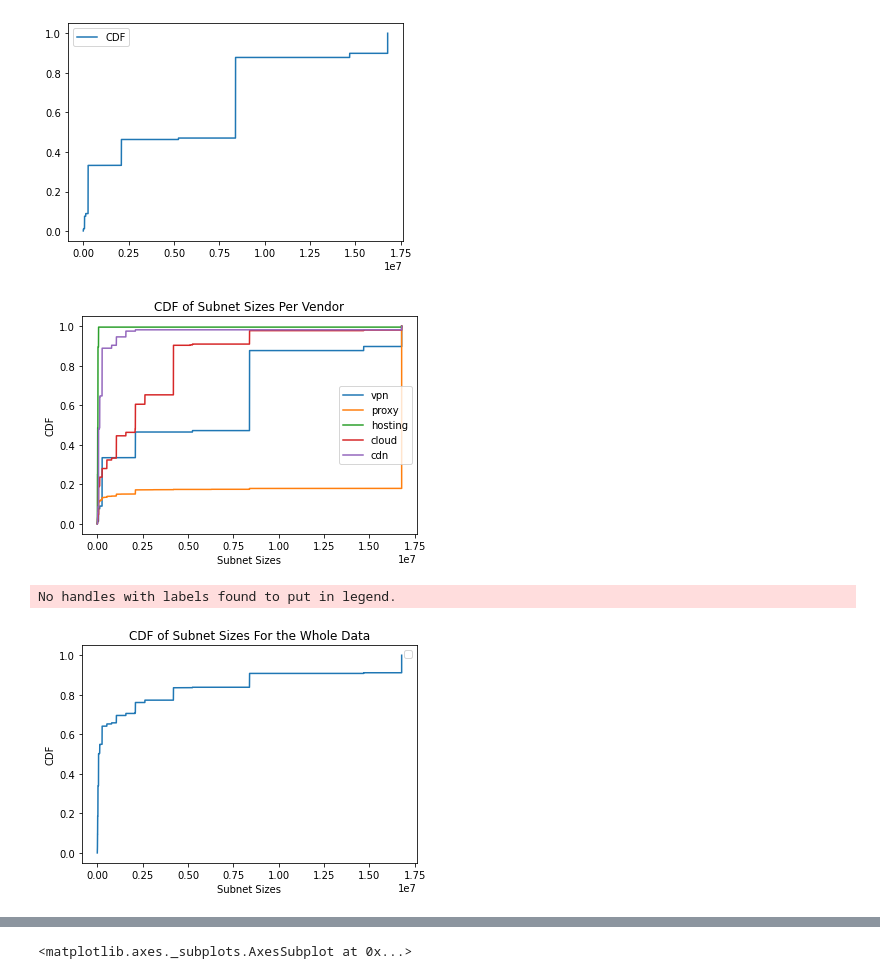
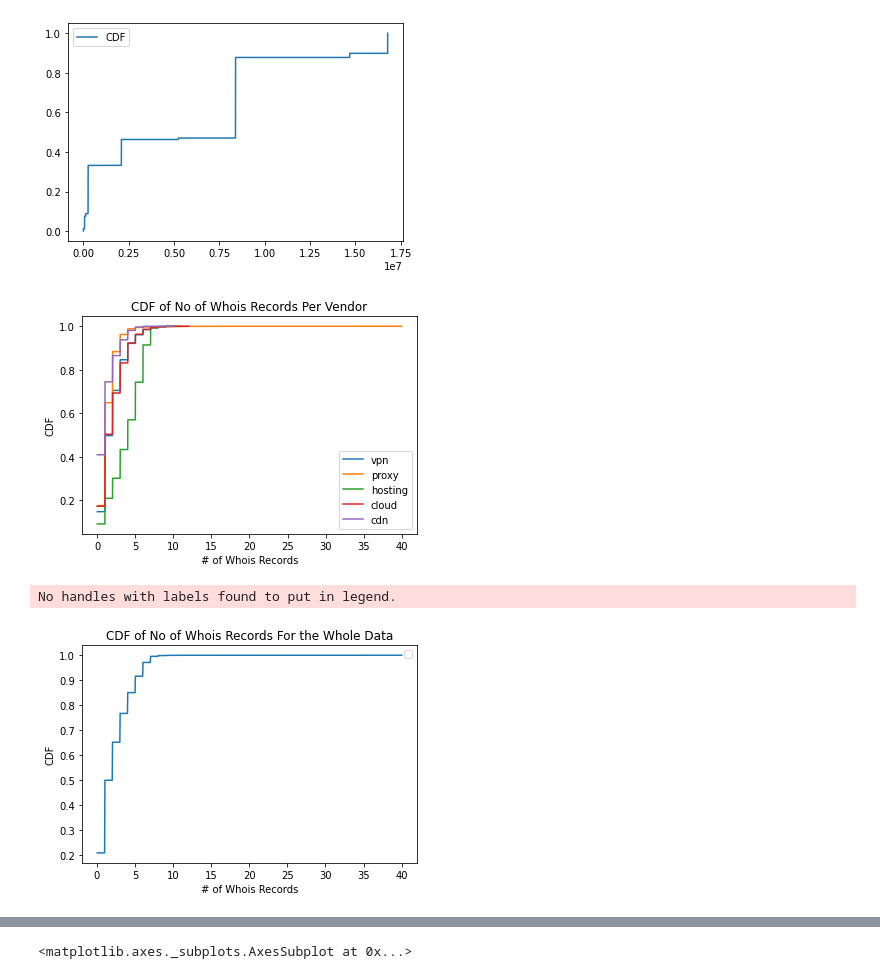
Before and after one commit to shnrndk/IP-Cat-Research, a Jupyter notebook: PDF_and_CDF_Create.ipynb, the cells around one changed output, grey strips where cells are left out. Drawn from its saved outputs; the diff is of its cells as text; code cells hidden in the pictures.

```diff
--- a/PDF_and_CDF_Create.ipynb
+++ b/PDF_and_CDF_Create.ipynb
@@ -191,5 +195,5 @@ df = df.drop(['data.http.result.response.headers.unknown.1.value.0'],axis=1)
 # %%
-df = df.dropna(subset=['CIDR'])
+df = df.dropna(subset=['No of Who is Records'])
 # %%
 df["Net Size"] = df["CIDR"].apply(getCIDRBlockLength)
 # %%
@@ -269,51 +273,51 @@ plt.legend()
 <matplotlib.legend.Legend at 0x...>
 [figure]
 # %%
-count, bins_count  = np.histogram(df[df["vendor"] == 4]['Net Size'].values, bins=100000)
+count, bins_count  = np.histogram(df[df["vendor"] == 4]['No of Who is Records'].values, bins=10000)
 pdf = count / sum(count)
 cdf = np.cumsum(pdf)
 plt.plot(bins_count[1:], cdf, label=le.classes_[4])
 plt.legend()
 
-count, bins_count  = np.histogram(df[df["vendor"] == 3]['Net Size'].values, bins=100000)
+count, bins_count  = np.histogram(df[df["vendor"] == 3]['No of Who is Records'].values, bins=10000)
 pdf = count / sum(count)
 cdf = np.cumsum(pdf)
 plt.plot(bins_count[1:], cdf, label=le.classes_[3])
 plt.legend()
 
-count, bins_count  = np.histogram(df[df["vendor"] == 2]['Net Size'].values, bins=100000)
+count, bins_count  = np.histogram(df[df["vendor"] == 2]['No of Who is Records'].values, bins=10000)
 pdf = count / sum(count)
 cdf = np.cumsum(pdf)
 plt.plot(bins_count[1:], cdf, label=le.classes_[2])
 plt.legend()
 
-count, bins_count  = np.histogram(df[df["vendor"] == 1]['Net Size'].values, bins=100000)
+count, bins_count  = np.histogram(df[df["vendor"] == 1]['No of Who is Records'].values, bins=10000)
 pdf = count / sum(count)
 cdf = np.cumsum(pdf)
 plt.plot(bins_count[1:], cdf, label=le.classes_[1])
 plt.legend()
 
-count, bins_count  = np.histogram(df[df["vendor"] == 0]['Net Size'].values, bins=100000)
+count, bins_count  = np.histogram(df[df["vendor"] == 0]['No of Who is Records'].values, bins=10000)
 pdf = count / sum(count)
 cdf = np.cumsum(pdf)
 plt.plot(bins_count[1:], cdf, label=le.classes_[0])
 plt.legend()
-plt.title('CDF of Subnet Sizes Per Vendor')
+plt.title('CDF of No of Whois Records Per Vendor')
 plt.ylabel('CDF')
-plt.xlabel('Subnet Sizes')
-plt.savefig('CIDRBlock Size.png')
+plt.xlabel('# of Whois Records')
+plt.savefig('No Of Whois Records Per Vendor.png')
 # %% [output]
-[figure, old version]
+[figure, new version]
 # %%
-count, bins_count  = np.histogram(df['Net Size'].values, bins=100000)
+count, bins_count  = np.histogram(df['No of Who is Records'].values, bins=1000)
 pdf = count / sum(count)
 cdf = np.cumsum(pdf)
 plt.plot(bins_count[1:], cdf)
 plt.legend()
-plt.title('CDF of Subnet Sizes For the Whole Data')
+plt.title('CDF of No of Whois Records For the Whole Data')
 plt.ylabel('CDF')
-plt.xlabel('Subnet Sizes')
-plt.savefig('CIDRBlock Size Whole.png')
+plt.xlabel('# of Whois Records')
+plt.savefig('No Of Whois Records Whole.png')
 # %% [output]
 No handles with labels found to put in legend.
-[figure, old version]
+[figure, new version]
```
Also changed, not shown: parts of 5 cells of this notebook.
